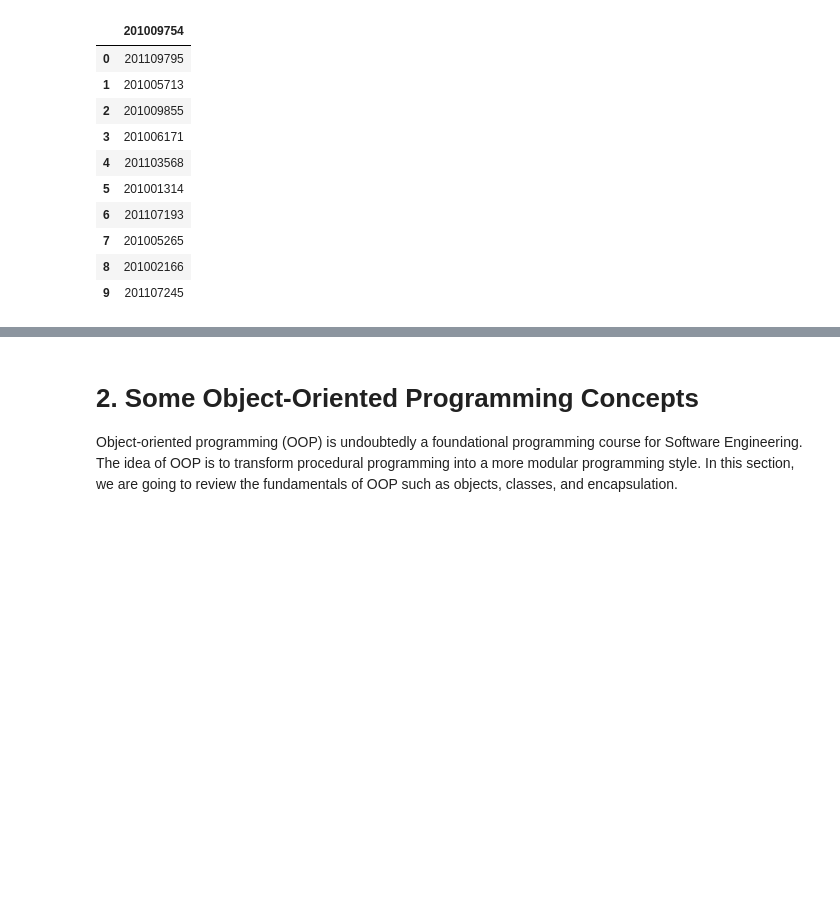
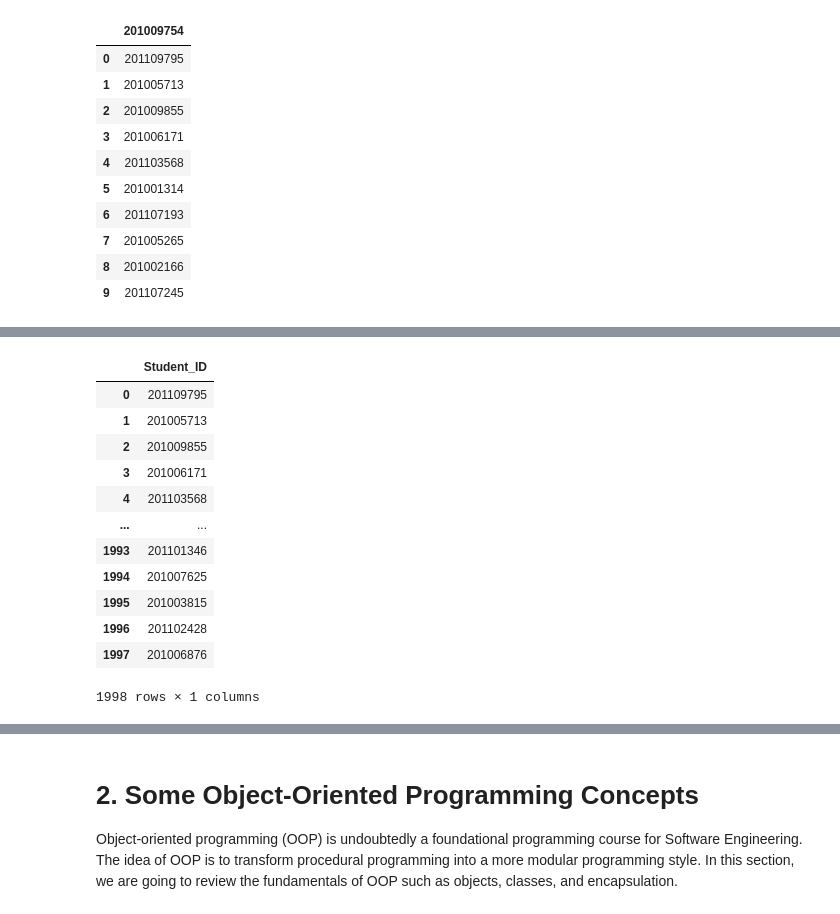
Before and after one commit to maryadriennerdrgz/CpE-AIML, a Jupyter notebook: 58090_Lab01_LakadMatatag.ipynb, the cells around one changed output, grey strips where cells are left out. Drawn from its saved outputs; the diff is of its cells as text; code cells hidden in the pictures; blank space fills up the shorter version.

```diff
--- a/58090_Lab01_LakadMatatag.ipynb
+++ b/58090_Lab01_LakadMatatag.ipynb
@@ -628,0 +598,17 @@ SyntaxError: ignored
+# %%
+df_classlists = pd.concat(pd.read_excel(r'classlists.xlsx', names=column_name, sheet_name=None), ignore_index=True)
+df_classlists
+# %% [output]
+|  | Student_ID |
+| 0 | 201109795 |
+| 1 | 201005713 |
+| 2 | 201009855 |
+| 3 | 201006171 |
+| 4 | 201103568 |
+| ... | ... |
+| 1993 | 201101346 |
+| 1994 | 201007625 |
+| 1995 | 201003815 |
+| 1996 | 201102428 |
+| 1997 | 201006876 |
+1998 rows × 1 columns
```
Also changed, not shown: parts of 22 cells of this notebook.
